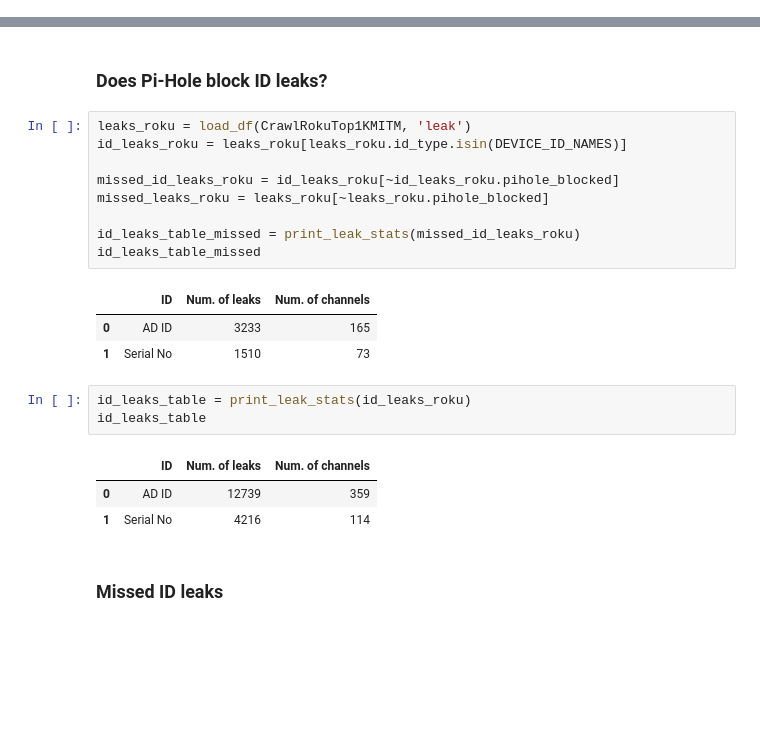
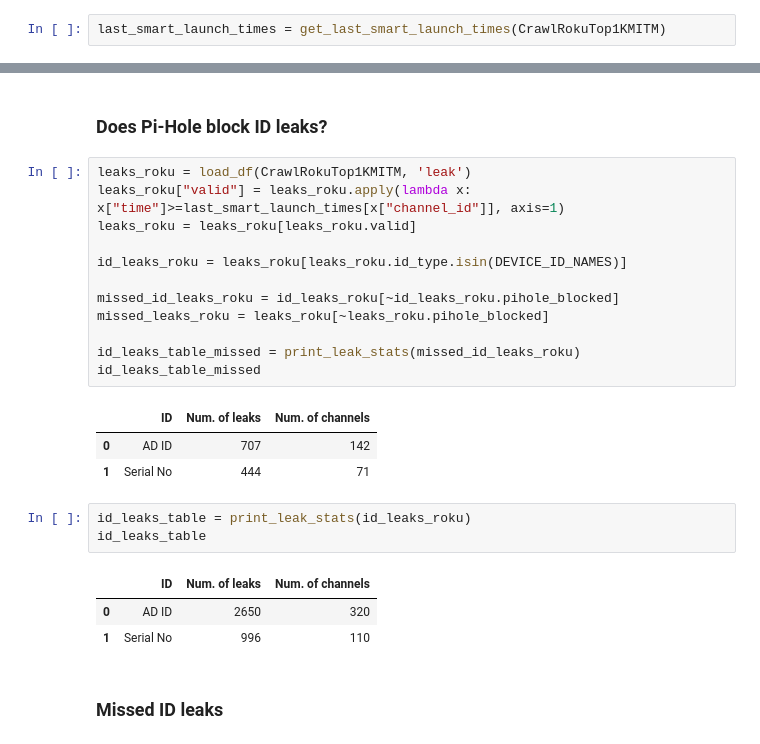
Before and after one commit to citp/ott-tracking, a Jupyter notebook: src/analysis/notebooks/Pi-Hole-Eval-1KMITM.ipynb, the cells around one changed output, grey strips where cells are left out. Saved outputs shown, nothing was run; the diff lists cells and outputs as text; blank space fills up the shorter version.

Commit message:
Use data from the last smart crawl only for leak detection.

```diff
--- a/src/analysis/notebooks/Pi-Hole-Eval-1KMITM.ipynb
+++ b/src/analysis/notebooks/Pi-Hole-Eval-1KMITM.ipynb
@@ -6,2 +7,4 @@ from ott_leaks import DEVICE_ID_NAMES, print_leak_stats
+# %%
+last_smart_launch_times = get_last_smart_launch_times(CrawlRokuTop1KMITM)
 # %%
 roku_req = load_df(CrawlRokuTop1KMITM, "http_req")
@@ -93,24 +99,27 @@ array([u'vid.springserve.com', u'678pd-i3tvn.ads.tremorhub.com',
 ### Does Pi-Hole block ID leaks?
 # %%
 leaks_roku = load_df(CrawlRokuTop1KMITM, 'leak')
+leaks_roku["valid"] = leaks_roku.apply(lambda x: x["time"]>=last_smart_launch_times[x["channel_id"]], axis=1)
+leaks_roku = leaks_roku[leaks_roku.valid]
+
 id_leaks_roku = leaks_roku[leaks_roku.id_type.isin(DEVICE_ID_NAMES)]
 
 missed_id_leaks_roku = id_leaks_roku[~id_leaks_roku.pihole_blocked]
 missed_leaks_roku = leaks_roku[~leaks_roku.pihole_blocked]
 
 id_leaks_table_missed = print_leak_stats(missed_id_leaks_roku)
 id_leaks_table_missed
 # %% [output]
 |  | ID | Num. of leaks | Num. of channels |
-| 0 | AD ID | 3233 | 165 |
-| 1 | Serial No | 1510 | 73 |
+| 0 | AD ID | 707 | 142 |
+| 1 | Serial No | 444 | 71 |
 # %%
 id_leaks_table = print_leak_stats(id_leaks_roku)
 id_leaks_table
 # %% [output]
 |  | ID | Num. of leaks | Num. of channels |
-| 0 | AD ID | 12739 | 359 |
-| 1 | Serial No | 4216 | 114 |
+| 0 | AD ID | 2650 | 320 |
+| 1 | Serial No | 996 | 110 |
 # %% [markdown]
 ### Missed ID leaks
 # %% [markdown]
```
Also changed, not shown: parts of 14 cells of this notebook, 2 other files.
